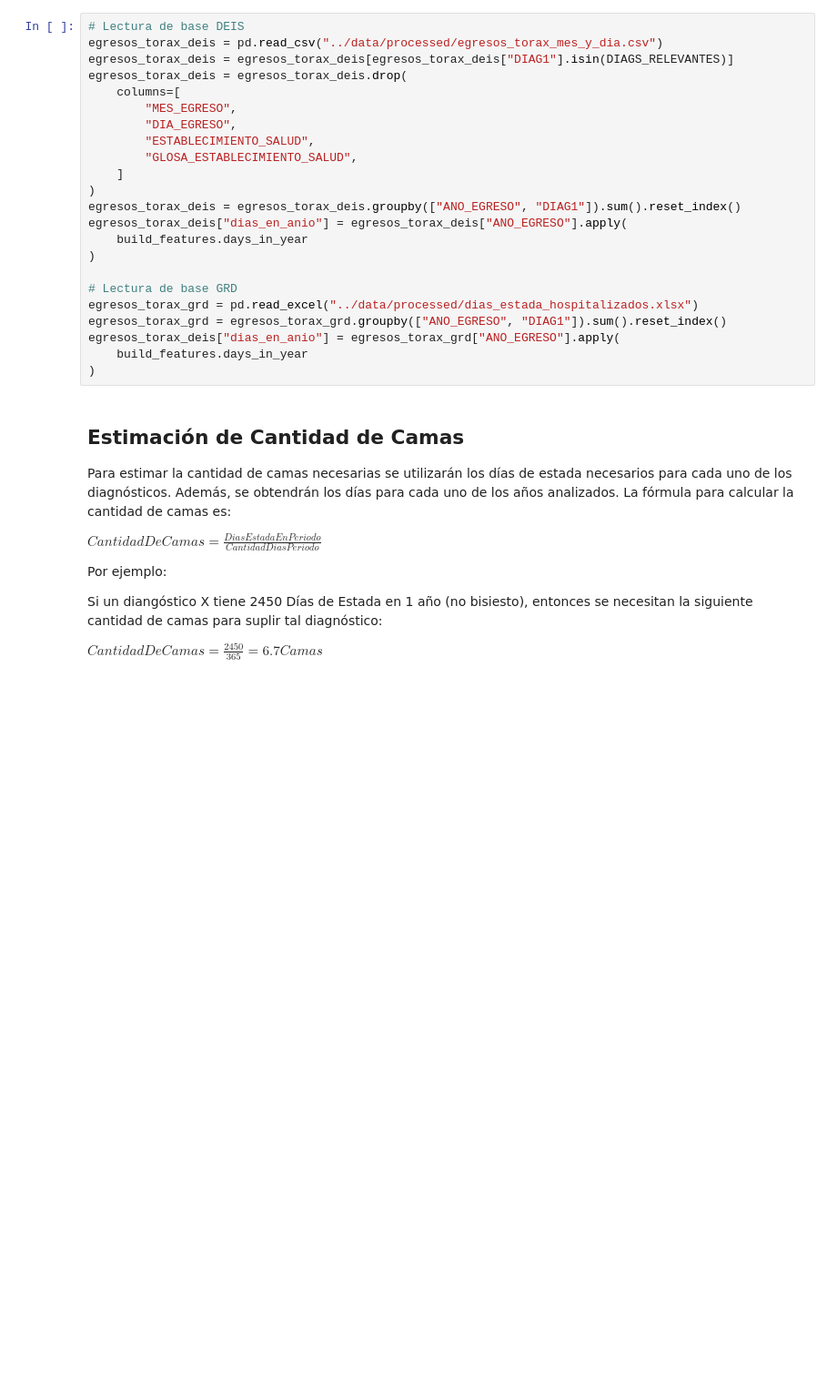
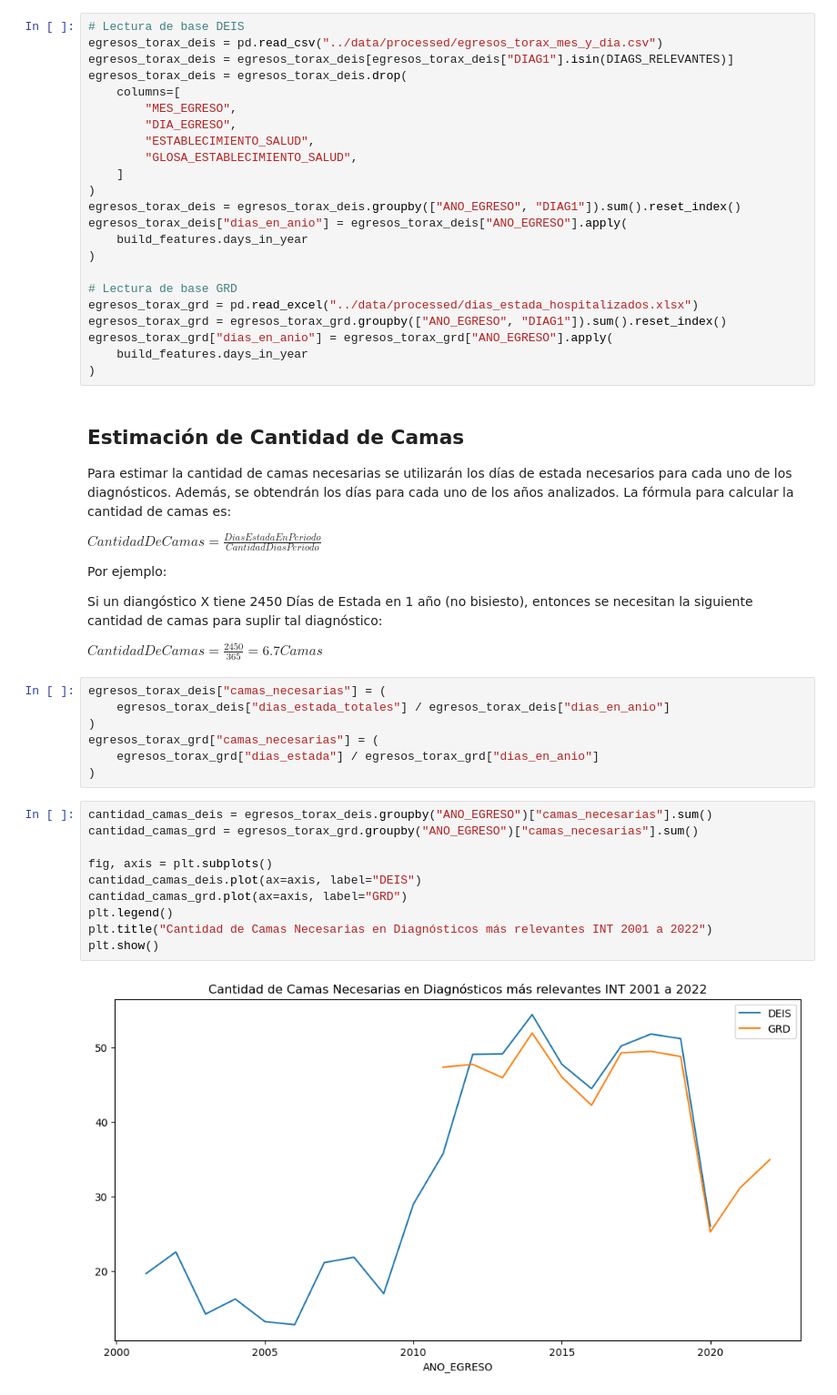
Before and after one commit to JavierRojas14/proyeccion-int, a Jupyter notebook: notebooks/5.0-jrb-estimation-of-supplies.ipynb, the cells around one changed output. Shown at 91% size. Saved outputs shown, nothing was run; the diff lists cells and outputs as text; blank space fills up the shorter version.

Commit message:
Reporta la necesidad de camas con DEIS y GRD

```diff
--- a/notebooks/5.0-jrb-estimation-of-supplies.ipynb
+++ b/notebooks/5.0-jrb-estimation-of-supplies.ipynb
@@ -88,7 +88,7 @@ egresos_torax_deis["dias_en_anio"] = egresos_torax_deis["ANO_EGRESO"].apply(
 # Lectura de base GRD
 egresos_torax_grd = pd.read_excel("../data/processed/dias_estada_hospitalizados.xlsx")
 egresos_torax_grd = egresos_torax_grd.groupby(["ANO_EGRESO", "DIAG1"]).sum().reset_index()
-egresos_torax_deis["dias_en_anio"] = egresos_torax_grd["ANO_EGRESO"].apply(
+egresos_torax_grd["dias_en_anio"] = egresos_torax_grd["ANO_EGRESO"].apply(
     build_features.days_in_year
 )
 # %% [markdown]
@@ -104,3 +104,22 @@ Por ejemplo:
 Si un diangóstico X tiene 2450 Días de Estada en 1 año (no bisiesto), entonces se necesitan la siguiente cantidad de camas para suplir tal diagnóstico:
 
 $Cantidad De Camas = \frac{2450}{365} = 6.7 Camas$
+# %%
+egresos_torax_deis["camas_necesarias"] = (
+    egresos_torax_deis["dias_estada_totales"] / egresos_torax_deis["dias_en_anio"]
+)
+egresos_torax_grd["camas_necesarias"] = (
+    egresos_torax_grd["dias_estada"] / egresos_torax_grd["dias_en_anio"]
+)
+# %%
+cantidad_camas_deis = egresos_torax_deis.groupby("ANO_EGRESO")["camas_necesarias"].sum()
+cantidad_camas_grd = egresos_torax_grd.groupby("ANO_EGRESO")["camas_necesarias"].sum()
+
+fig, axis = plt.subplots()
+cantidad_camas_deis.plot(ax=axis, label="DEIS")
+cantidad_camas_grd.plot(ax=axis, label="GRD")
+plt.legend()
+plt.title("Cantidad de Camas Necesarias en Diagnósticos más relevantes INT 2001 a 2022")
+plt.show()
+# %% [output]
+[figure, added]
```
